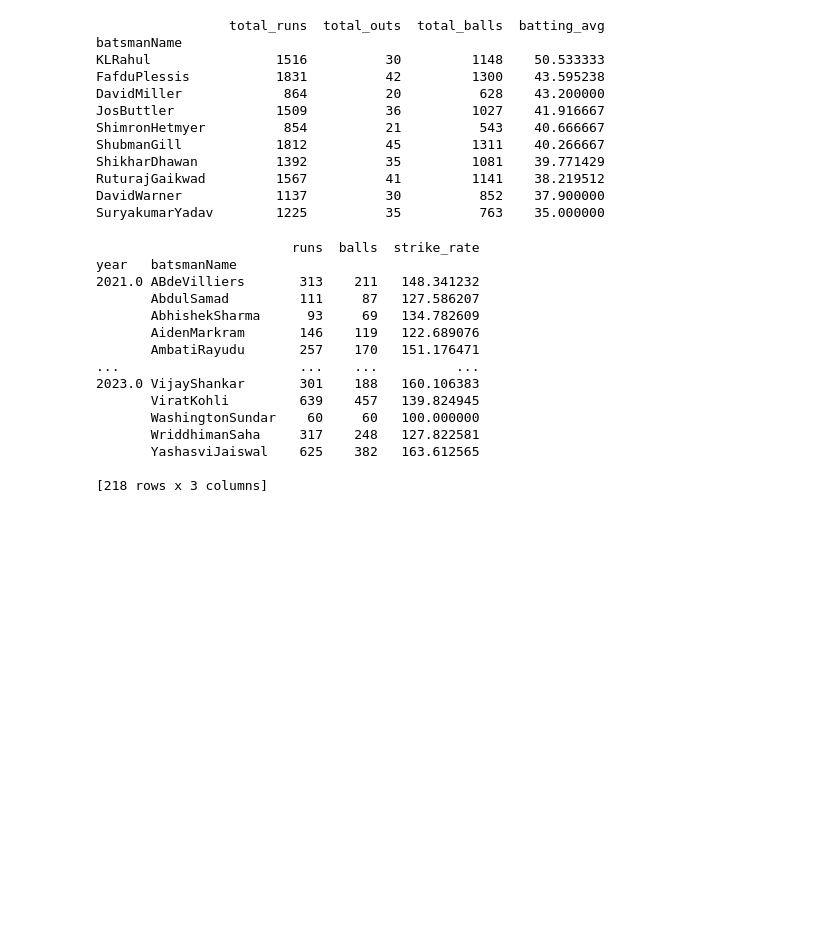
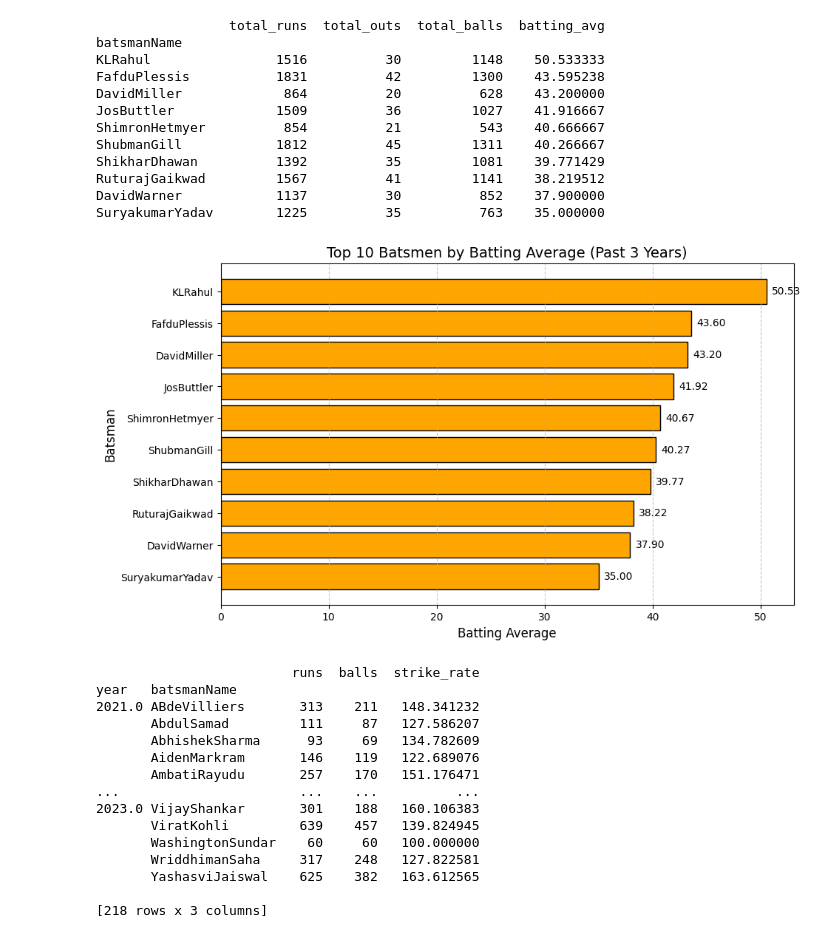
Before and after one commit to Vasista03/Coursework, a Jupyter notebook: cricket_vas.ipynb, the cells around one changed output. Cells and saved outputs as stored; diff of their text form; code cells hidden in the pictures; blank space fills up the shorter version.

```diff
--- a/cricket_vas.ipynb
+++ b/cricket_vas.ipynb
@@ -362,6 +409,28 @@ ShikharDhawan          1392          35         1081    39.771429
 RuturajGaikwad         1567          41         1141    38.219512
 DavidWarner            1137          30          852    37.900000
 SuryakumarYadav        1225          35          763    35.000000
+# %%
+#2
+
+# Sort values so bars are ordered from lowest to highest
+AVG_10_sorted = AVG_10.sort_values('batting_avg')
+
+plt.figure(figsize=(10,6))
+plt.barh(AVG_10_sorted.index, AVG_10_sorted['batting_avg'],
+         color='orange', edgecolor='black')
+
+plt.title("Top 10 Batsmen by Batting Average (Past 3 Years)", fontsize=14)
+plt.xlabel("Batting Average", fontsize=12)
+plt.ylabel("Batsman", fontsize=12)
+plt.grid(axis='x', linestyle='--', alpha=0.7)
+
+# Annotate values on bars
+for i, v in enumerate(AVG_10_sorted['batting_avg']):
+    plt.text(v+0.5, i, f"{v:.2f}", va='center')
+
+plt.show()
+# %% [output]
+[figure, added]
 # %%
 #3  Top 10 batsmen based on past 3 years strike rate (min 60 balls faced in each season)
 
```
Also changed, not shown: parts of 16 cells of this notebook, 1 other file.
